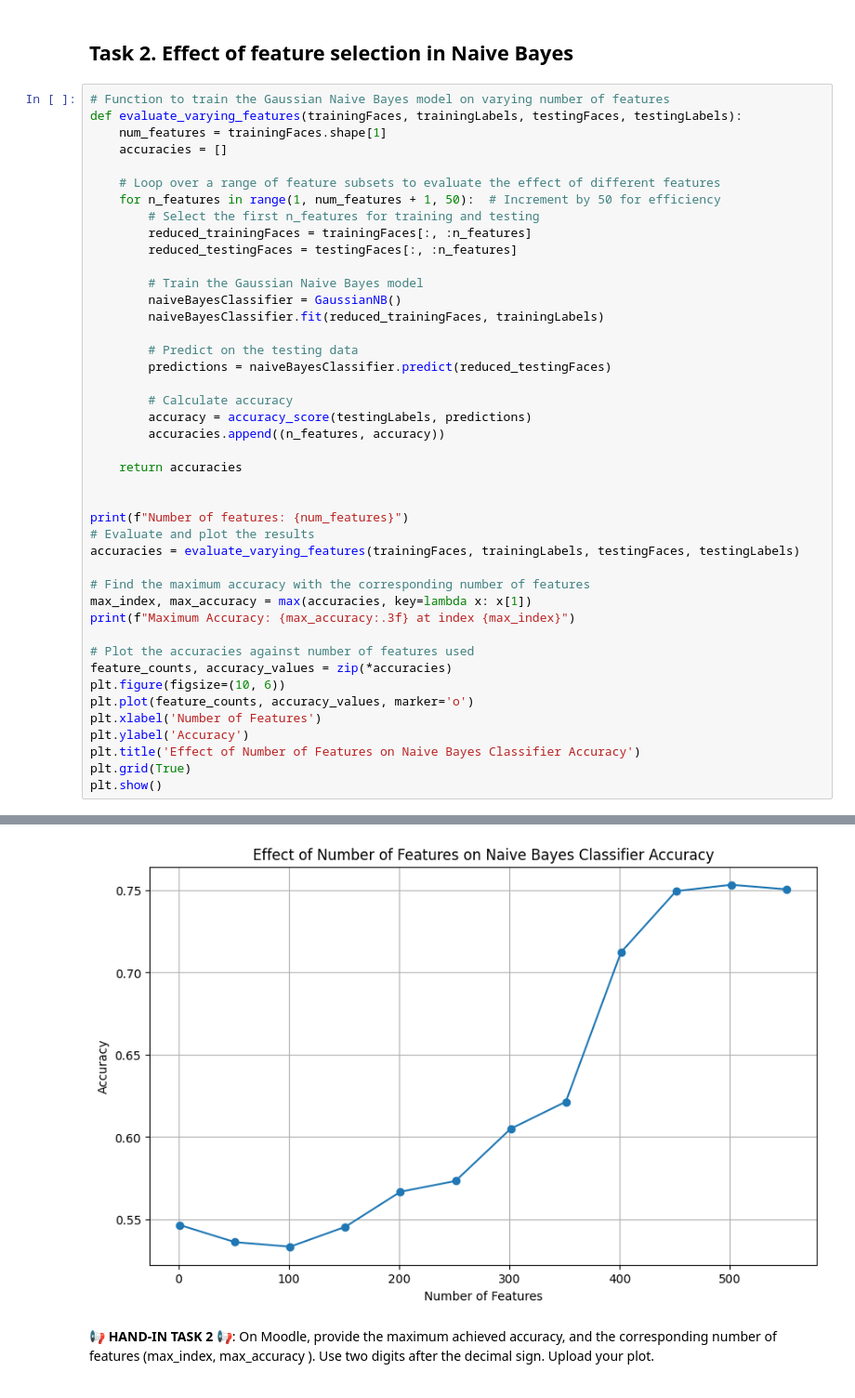
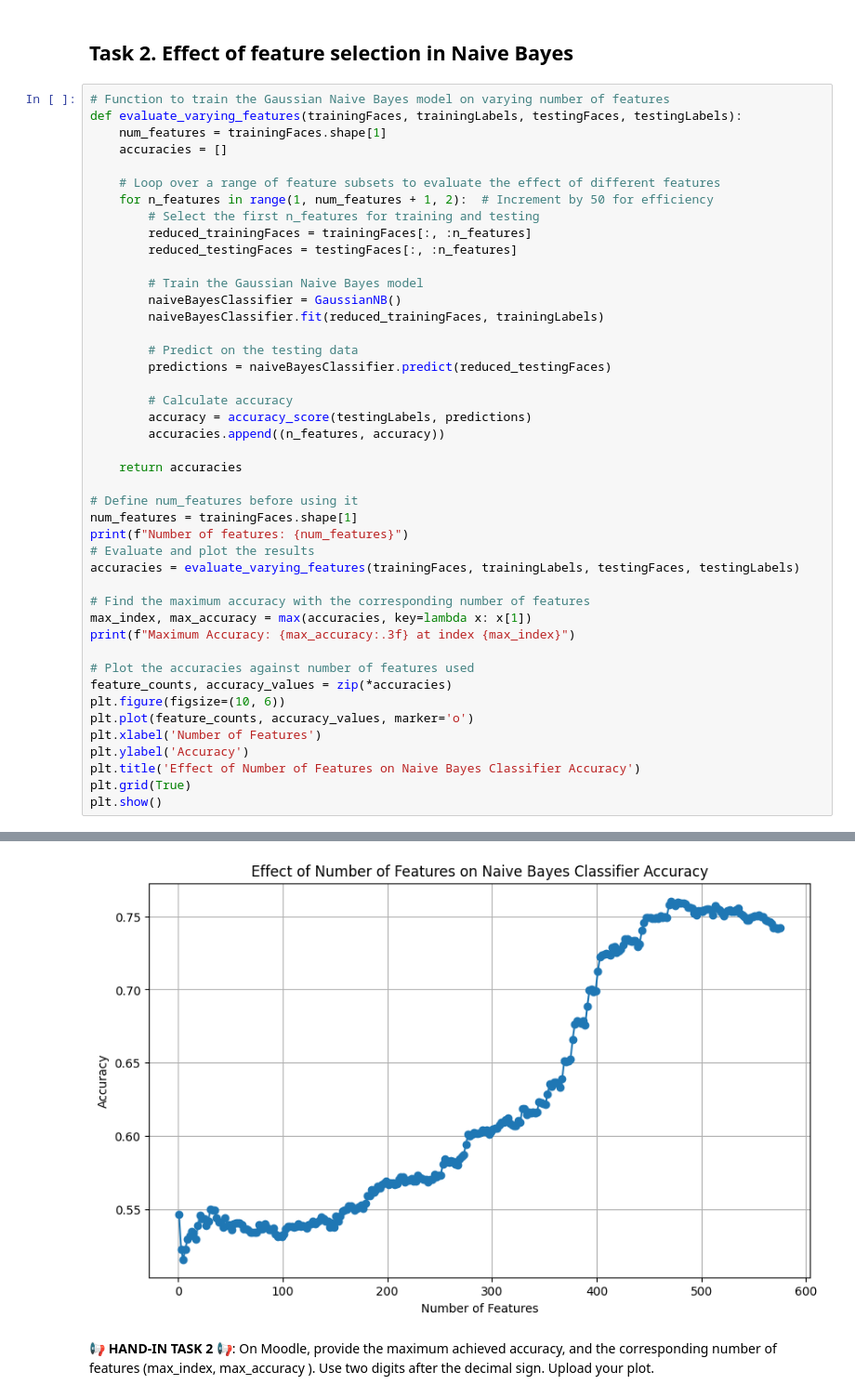
Before and after one commit to michaljohnson/MLDM, a Jupyter notebook: L10/L10_GenerativeModels_Assignment.ipynb, the cells around one changed output, grey strips where cells are left out. Shown at 93% size. Saved outputs shown, nothing was run; the diff lists cells and outputs as text.

```diff
--- a/L10/L10_GenerativeModels_Assignment.ipynb
+++ b/L10/L10_GenerativeModels_Assignment.ipynb
@@ -189,7 +171,7 @@ def evaluate_varying_features(trainingFaces, trainingLabels, testingFaces, testi
     accuracies = []
 
     # Loop over a range of feature subsets to evaluate the effect of different features
-    for n_features in range(1, num_features + 1, 50):  # Increment by 50 for efficiency
+    for n_features in range(1, num_features + 1, 2):  # Increment by 50 for efficiency
         # Select the first n_features for training and testing
         reduced_trainingFaces = trainingFaces[:, :n_features]
         reduced_testingFaces = testingFaces[:, :n_features]
@@ -207,7 +189,8 @@ def evaluate_varying_features(trainingFaces, trainingLabels, testingFaces, testi
 
     return accuracies
 
-
+# Define num_features before using it
+num_features = trainingFaces.shape[1]
 print(f"Number of features: {num_features}")
 # Evaluate and plot the results
 accuracies = evaluate_varying_features(trainingFaces, trainingLabels, testingFaces, testingLabels)
@@ -231,4 +215,4 @@ Maximum Accuracy: 0.753 at index 501
-[figure, old version]
+[figure, new version]
 # %% [markdown]
 📢 **HAND-IN TASK 2** 📢:
 On Moodle, provide the maximum achieved accuracy, and the corresponding number of features (max_index, max_accuracy ). Use two digits after the decimal sign. Upload your plot.
```
Also changed, not shown: parts of 2 cells of this notebook, 1 other file.
